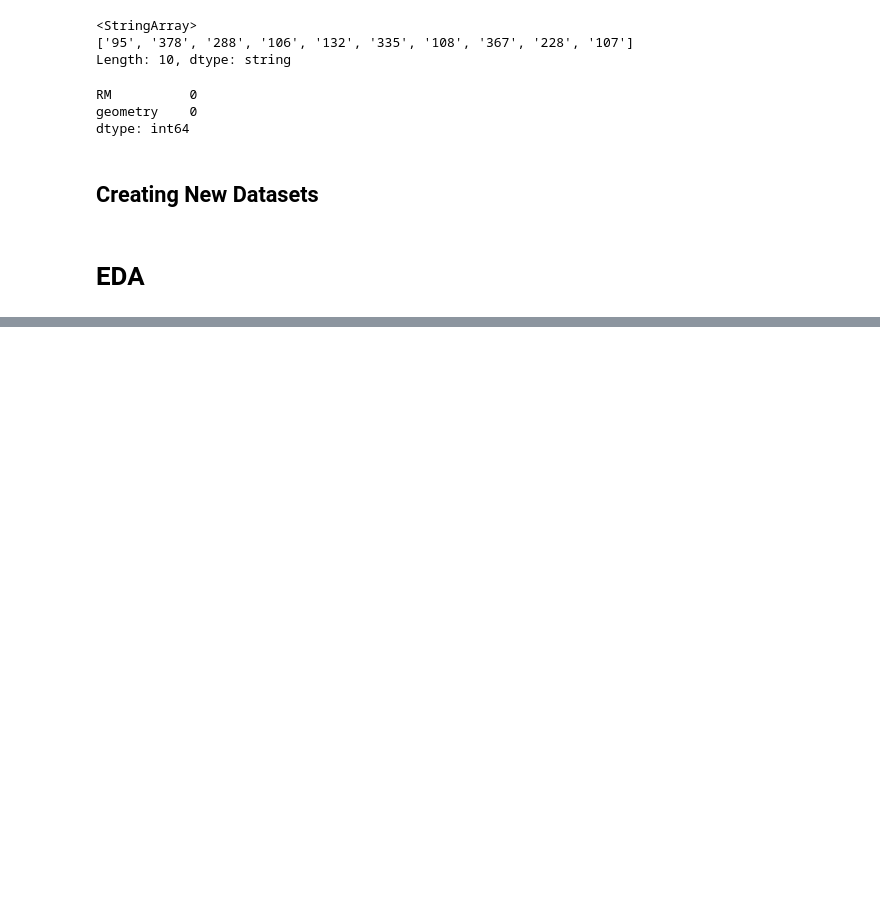
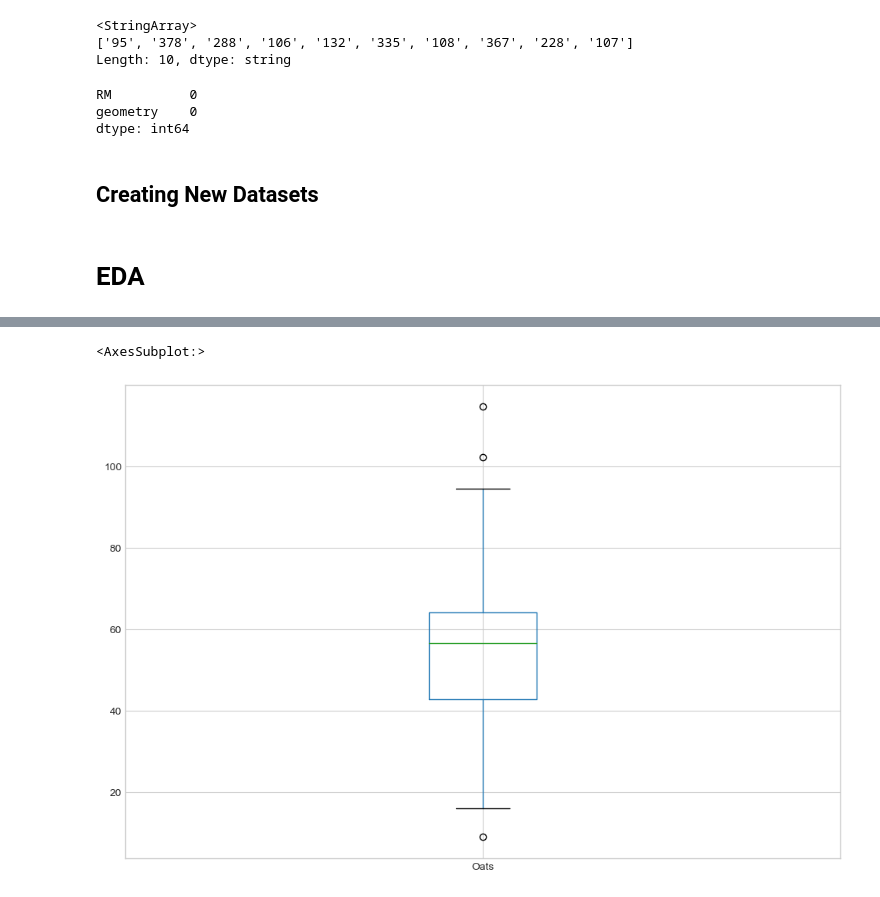
Before and after one commit to faisalapp/Palette_Workshops, a Jupyter notebook: Workshop_1/WorkShop_4.ipynb, the cells around one changed output, grey strips where cells are left out. Cells and saved outputs as stored; diff of their text form; code cells hidden in the pictures; blank space fills up the shorter version.

```diff
--- a/Workshop_1/WorkShop_4.ipynb
+++ b/Workshop_1/WorkShop_4.ipynb
@@ -301,0 +257,5 @@ dtype: int64
+# %%
+df.loc[df['RM']=='243'][['Year','Oats']].set_index('Year').boxplot()
+# %% [output]
+<AxesSubplot:>
+[figure, added]
```
Also changed, not shown: parts of 50 cells of this notebook.
